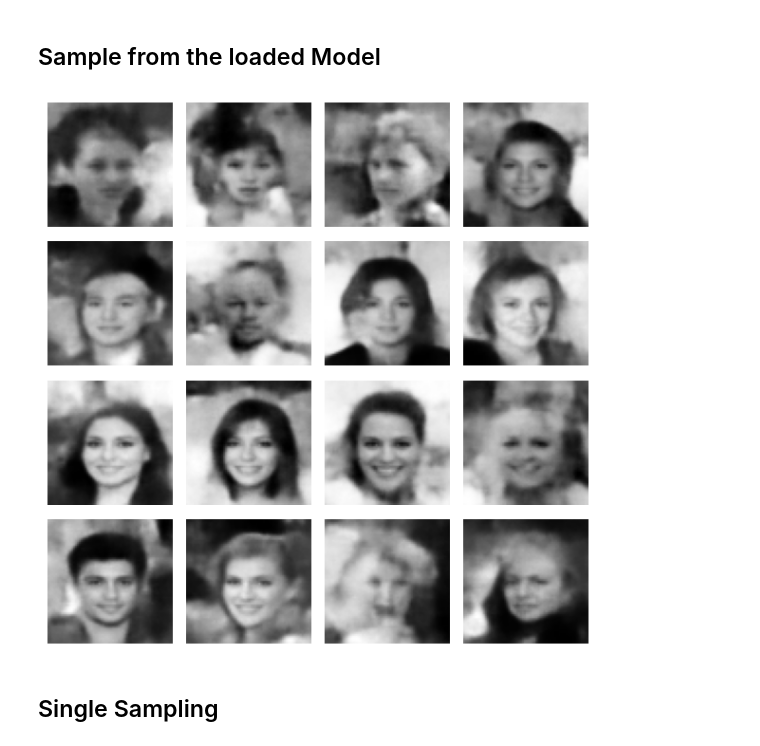
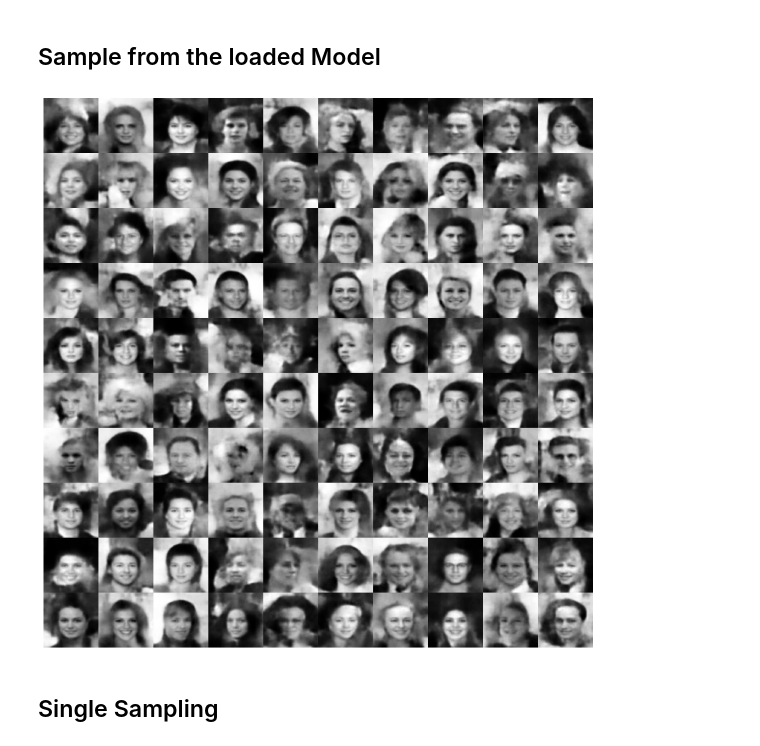
Before and after one commit to Himanshu7921/generative-architectures-lab, a Jupyter notebook: 03_CNN_VAE/cnn_vae_trained_on_CelebA.ipynb, the cells around one changed output. Cells and saved outputs as stored; diff of their text form; code cells hidden in the pictures.

```diff
--- a/03_CNN_VAE/cnn_vae_trained_on_CelebA.ipynb
+++ b/03_CNN_VAE/cnn_vae_trained_on_CelebA.ipynb
@@ -329,40 +329,45 @@ import matplotlib.pyplot as plt
 
 def generate_new_images(model, n_images=16, image_size=64, device="cpu"):
 
     model.to(device)
     model.eval()
 
     latent_dim = 64
 
     cols = int(np.sqrt(n_images))
     rows = int(np.ceil(n_images / cols))
 
-    fig, ax = plt.subplots(rows, cols, figsize=(6,6))
+    fig, ax = plt.subplots(rows, cols, figsize=(10, 10))
 
     with torch.no_grad():
 
         for i in range(n_images):
 
             z = torch.randn(1, latent_dim, device=device)
 
             logits = model.decoder(z)
 
-            images = torch.sigmoid(logits)
-
-            img = images[0,0].cpu()
+            img = logits[0,0].cpu()
 
             r = i // cols
             c = i % cols
 
             ax[r,c].imshow(img, cmap="gray")
             ax[r,c].axis("off")
 
-    plt.tight_layout()
+    plt.subplots_adjust(
+        left=0,
+        right=1,
+        bottom=0,
+        top=1,
+        wspace=0,
+        hspace=0
+    )
     plt.show()
 
-generate_new_images(loaded_model, device="cpu")
+generate_new_images(loaded_model, n_images = 100, device="cpu")
 # %% [output]
-[figure, old version]
+[figure, new version]
 # %% [markdown]
 ## Single Sampling
 # %%
```
Also changed, not shown: parts of 8 cells of this notebook.
